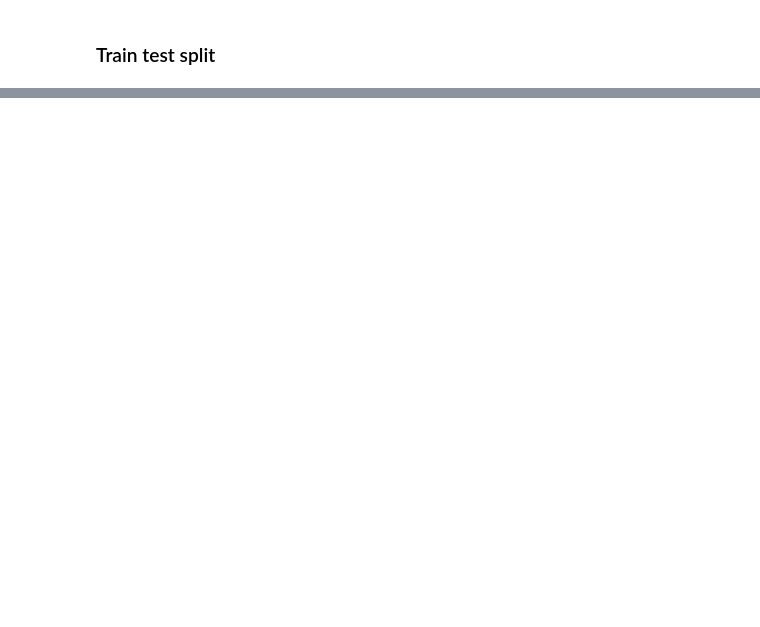
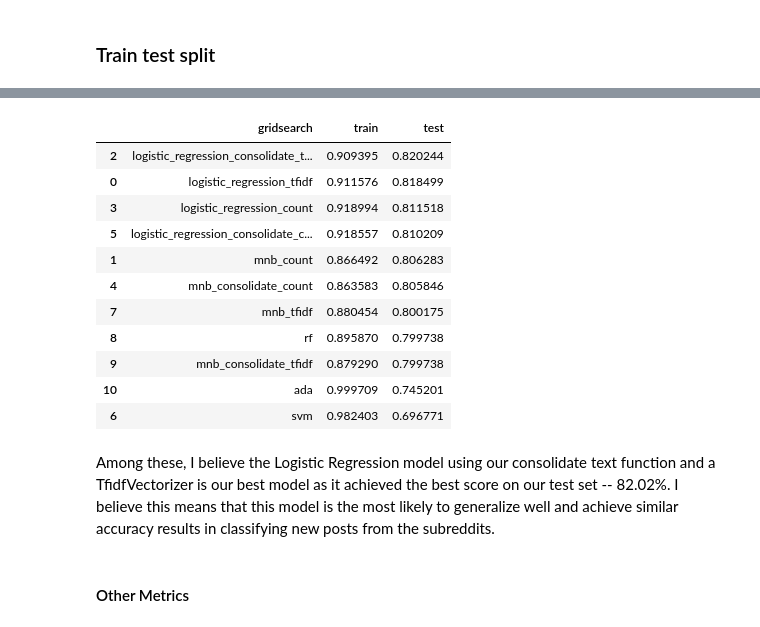
Before and after one commit to matthewlee44/reddit_subreddit_classification, a Jupyter notebook: 03_Preprocessing_and_Modeling.ipynb, the cells around one changed output, grey strips where cells are left out. Saved outputs shown, nothing was run; the diff lists cells and outputs as text; code cells hidden in the pictures; blank space fills up the shorter version.

```diff
--- a/03_Preprocessing_and_Modeling.ipynb
+++ b/03_Preprocessing_and_Modeling.ipynb
@@ -257,0 +393,32 @@ svc_params = {
+# %%
+# Extract scores written to CSV during gridsearches
+# Filenames of the CSVs correspond with the model and set of parameters used for the gridsearch during which the CSV was written
+
+best_scores = []
+for file in os.listdir("./gridsearch_results"):
+    if file.split("_")[0] == "best":
+        before_timestamp = file.split("-")[0]
+        df = pd.read_csv(f'./gridsearch_results/{file}')
+        df['gridsearch'] = before_timestamp.split("_", 2)[-1]
+        best_scores.append(df)
+all_scores = pd.concat(best_scores).reset_index(drop=True)
+# %%
+# Show best scores achieved by each gridsearch sorted by scores on the test set
+all_scores[["gridsearch", "train", "test"]].sort_values(by="test", ascending=False)
+# %% [output]
+|  | gridsearch | train | test |
+| 2 | logistic_regression_consolidate_t... | 0.909395 | 0.820244 |
+| 0 | logistic_regression_tfidf | 0.911576 | 0.818499 |
+| 3 | logistic_regression_count | 0.918994 | 0.811518 |
+| 5 | logistic_regression_consolidate_c... | 0.918557 | 0.810209 |
+| 1 | mnb_count | 0.866492 | 0.806283 |
+| 4 | mnb_consolidate_count | 0.863583 | 0.805846 |
+| 7 | mnb_tfidf | 0.880454 | 0.800175 |
+| 8 | rf | 0.895870 | 0.799738 |
+| 9 | mnb_consolidate_tfidf | 0.879290 | 0.799738 |
+| 10 | ada | 0.999709 | 0.745201 |
+| 6 | svm | 0.982403 | 0.696771 |
+# %% [markdown]
+Among these, I believe the Logistic Regression model using our consolidate text function and a TfidfVectorizer is our best model as it achieved the best score on our test set -- 82.02%. I believe this means that this model is the most likely to generalize well and achieve similar accuracy results in classifying new posts from the subreddits.
+# %% [markdown]
+#### Other Metrics
```
Also changed, not shown: parts of 45 cells of this notebook, 30 other files.
